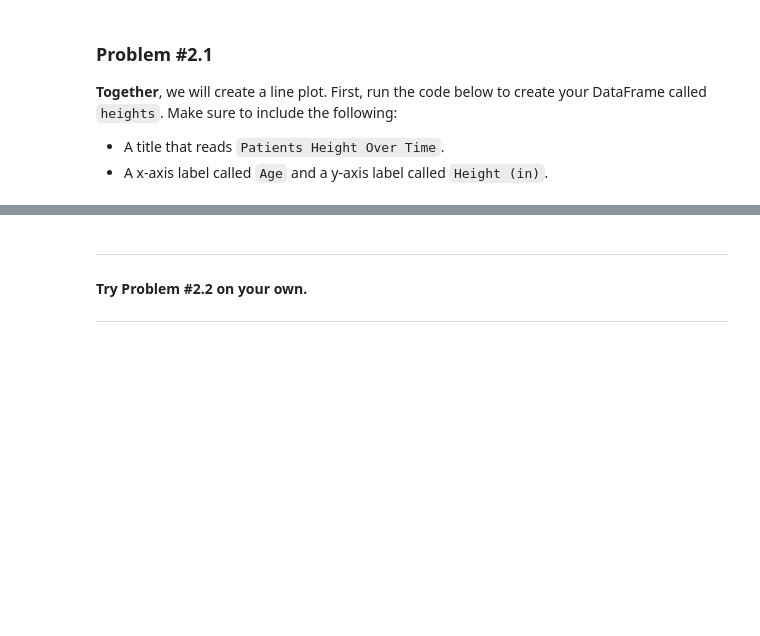
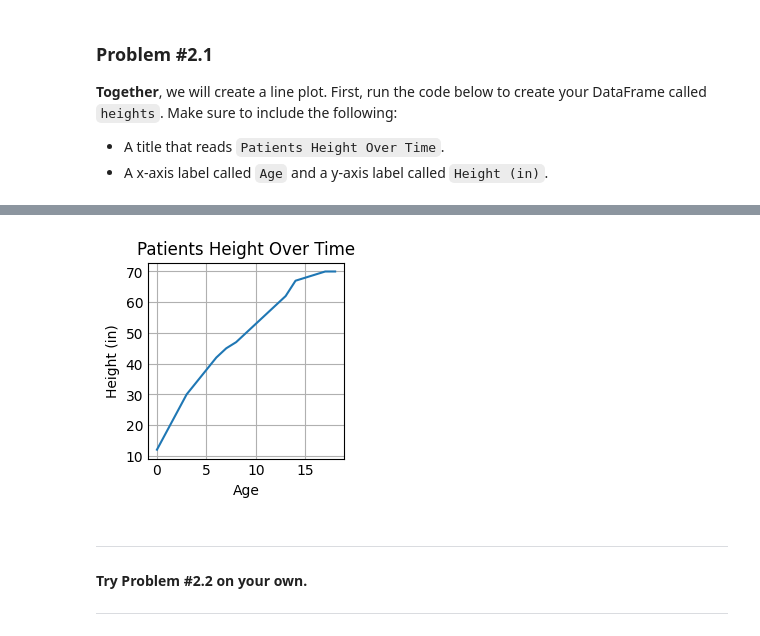
Before and after one commit to georgemck/07.08.24-AWS-Part-1-Week-1, a Jupyter notebook: AWS Part 1 Student Notebooks/ADVANCED/GMK TRAIN AWS PD Day 3 Lab Notebook ADVANCED [georgemck].ipynb, the cells around one changed output, grey strips where cells are left out. Cells and saved outputs as stored; diff of their text form; code cells hidden in the pictures; blank space fills up the shorter version.

```diff
--- a/AWS Part 1 Student Notebooks/ADVANCED/GMK TRAIN AWS PD Day 3 Lab Notebook ADVANCED [georgemck].ipynb
+++ b/AWS Part 1 Student Notebooks/ADVANCED/GMK TRAIN AWS PD Day 3 Lab Notebook ADVANCED [georgemck].ipynb
@@ -242,11 +242,13 @@ heights
 | 17 | 17 | 70 |
 | 18 | 18 | 70 |
 # %%
-plt.plot(#
-plt.title(# COMPLETE THIS LINE
-plt.xlabel(# COMPLETE THIS LINE
-plt.ylabel(# COMPLETE THIS LINE
+plt.plot(heights['Age'],heights['Height (in)'])
+plt.title('Patients Height Over Time')
+plt.xlabel('Age')
+plt.ylabel('Height (in)')
 plt.show()
+# %% [output]
+[figure, added]
 # %% [markdown]
 ---
 #### **Try Problem #2.2 on your own.**
```
Also changed, not shown: parts of 35 cells of this notebook.
